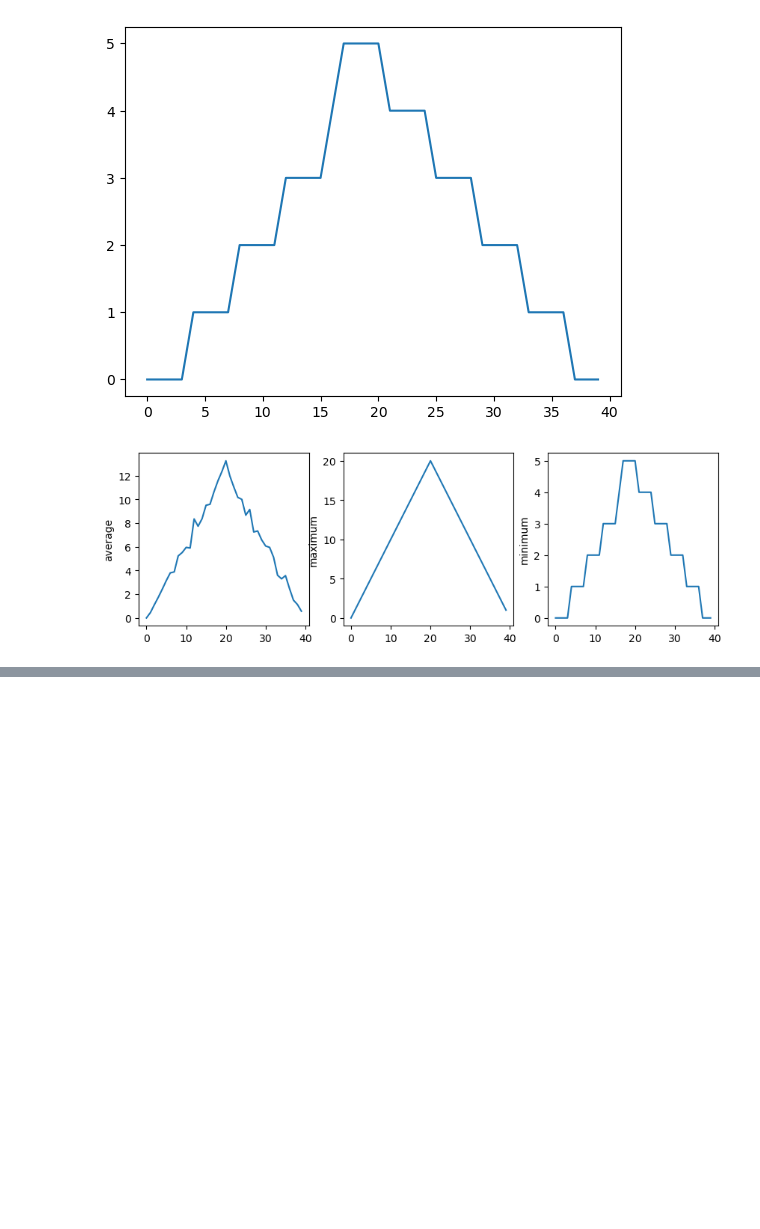
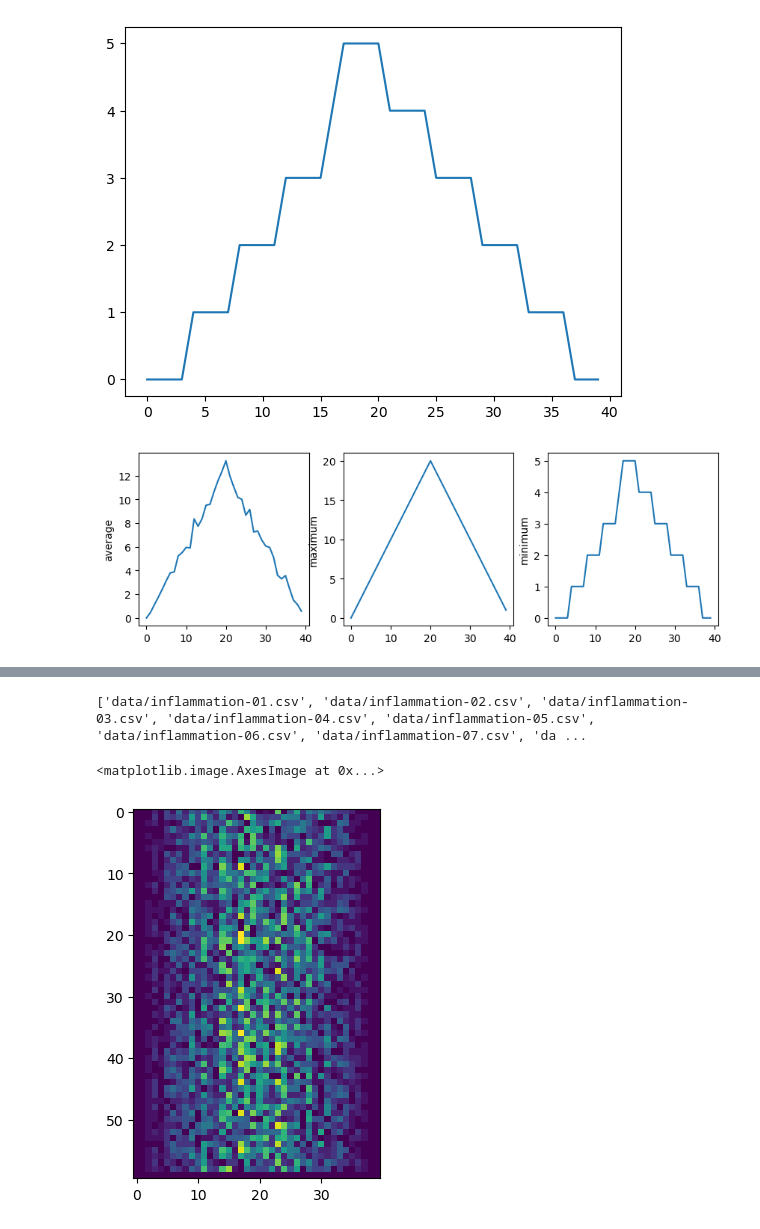
Before and after one commit to tu-delft-library/introduction_to_programming_with_python, a Jupyter notebook: material_for_participants/python_one.ipynb, the cells around one changed output, grey strips where cells are left out. Drawn from its saved outputs; the diff is of its cells as text; code cells hidden in the pictures; blank space fills up the shorter version.

```diff
--- a/material_for_participants/python_one.ipynb
+++ b/material_for_participants/python_one.ipynb
@@ -531,0 +566,11 @@ plt.savefig('inflammation.png')
+# %%
+print(filenames)
+# %% [output]
+['data/inflammation-01.csv', 'data/inflammation-02.csv', 'data/inflammation-03.csv', 'data/inflammation-04.csv', 'data/inflammation-05.csv', 'data/inflammation-06.csv', 'data/inflammation-07.csv', 'da ...
+# %%
+data = np.loadtxt(fname='data/inflammation-03.csv', delimiter=',')
+# %%
+plt.imshow(data)
+# %% [output]
+<matplotlib.image.AxesImage at 0x...>
+[figure, added]
```
Also changed, not shown: parts of 1 cell of this notebook.
